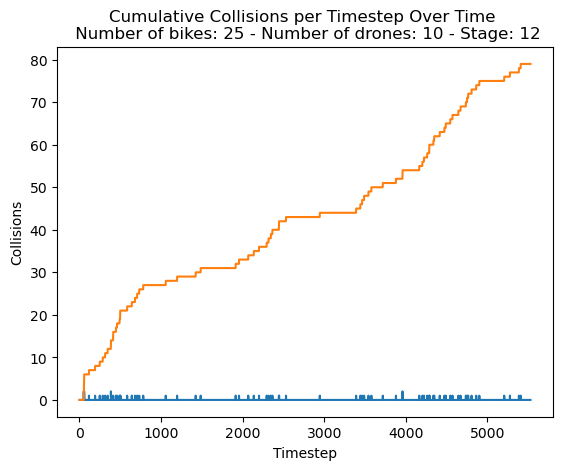
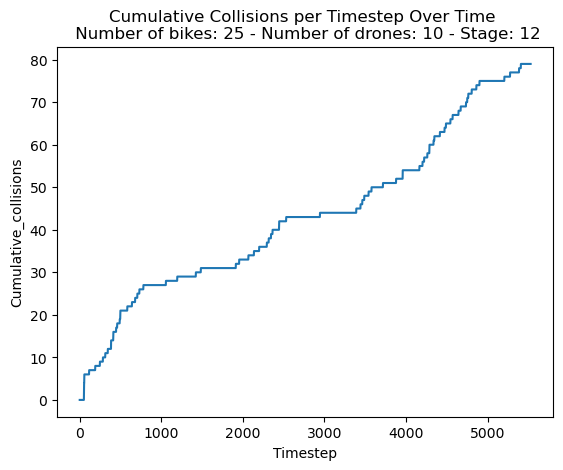
The change to this notebook cell's code, shown as a diff; its figure went from the first image to the second:
--- before
+++ after
@@ -7,6 +7,4 @@
     collisions_at_time["Cumulative_collisions"] = collisions_at_time["Collisions"].cumsum()
 
-    sns.lineplot(data=collisions_at_time, x="Timestep", y="Collisions")
-
     sns.lineplot(
         data=collisions_at_time, x="Timestep", y="Cumulative_collisions"

Commit: small change in unreadble graphs